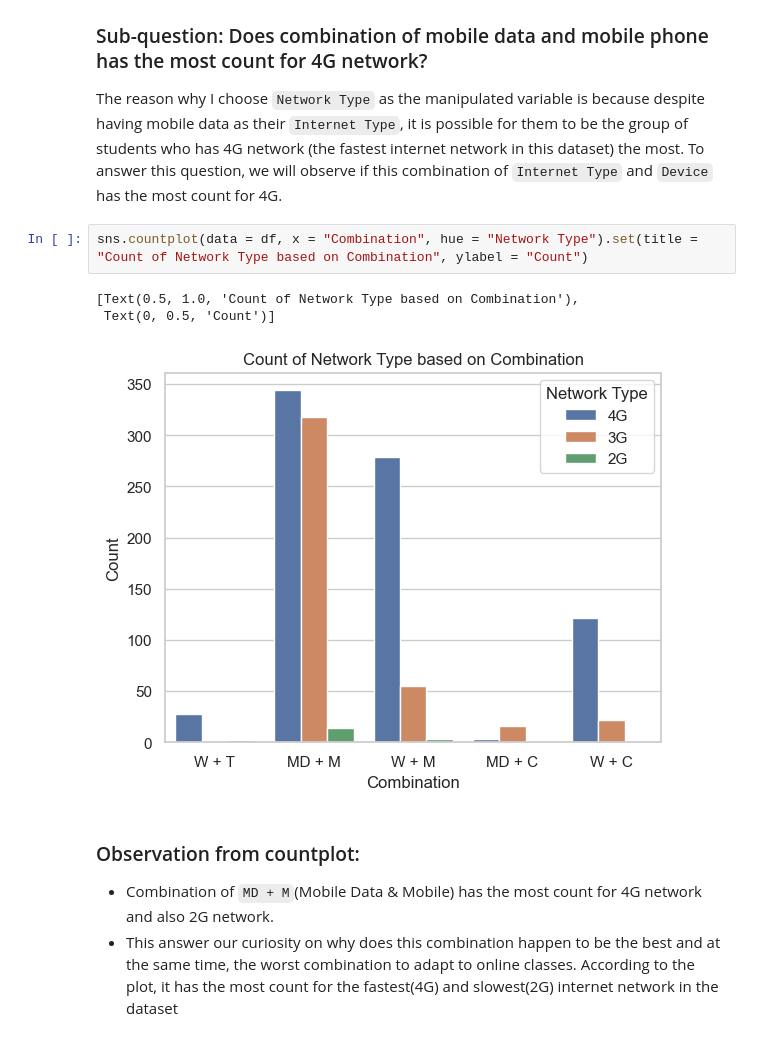
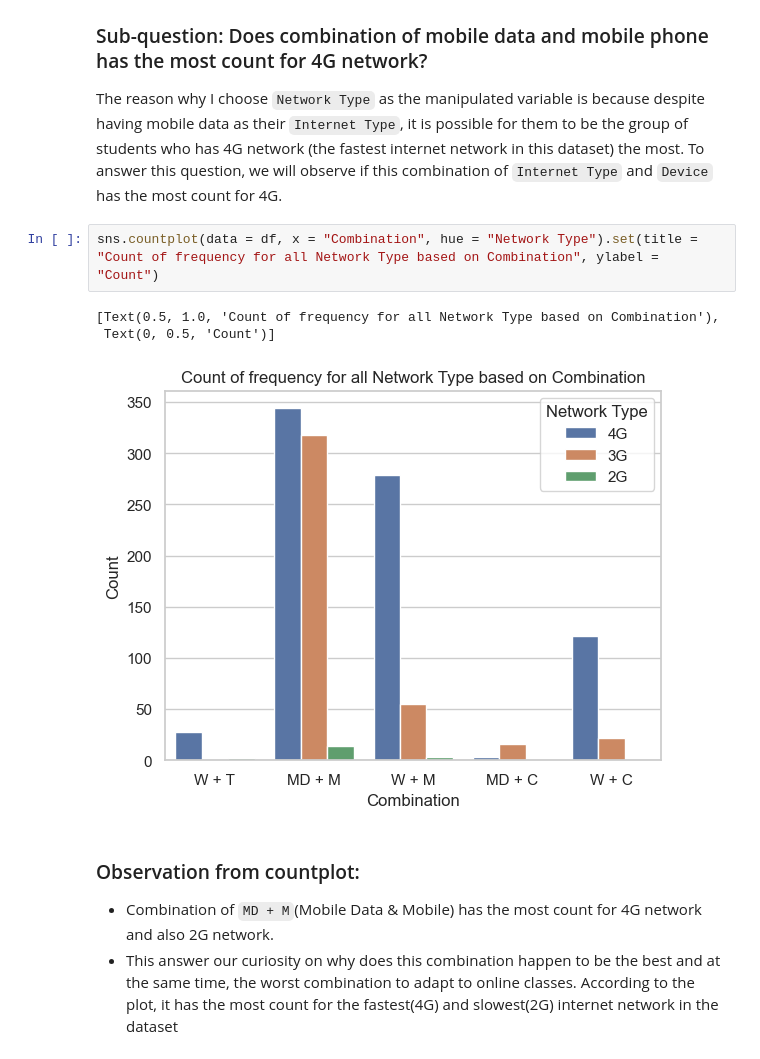
Before and after one commit to ubco-W2022T2-data301/project-group-group37, a Jupyter notebook: analysis/analysis3.ipynb, the cells around one changed output. Saved outputs shown, nothing was run; the diff lists cells and outputs as text.

```diff
--- a/analysis/analysis3.ipynb
+++ b/analysis/analysis3.ipynb
@@ -359,11 +361,11 @@ Does the difference of subset size is the only reason that leads to this result?
 
 The reason why I choose `Network Type` as the manipulated variable is because despite having mobile data as their `Internet Type`, it is possible for them to be the group of students who has 4G network (the fastest internet network in this dataset) the most. To answer this question, we will observe if this combination of `Internet Type` and `Device` has the most count for 4G.
 # %%
-sns.countplot(data = df, x = "Combination", hue = "Network Type").set(title = "Count of Network Type based on Combination", ylabel = "Count")
+sns.countplot(data = df, x = "Combination", hue = "Network Type").set(title = "Count of frequency for all Network Type based on Combination", ylabel = "Count")
 # %% [output]
-[Text(0.5, 1.0, 'Count of Network Type based on Combination'),
+[Text(0.5, 1.0, 'Count of frequency for all Network Type based on Combination'),
  Text(0, 0.5, 'Count')]
-[figure, old version]
+[figure, new version]
 # %% [markdown]
 ### Observation from countplot:
 
```
Also changed, not shown: parts of 2 cells of this notebook.
